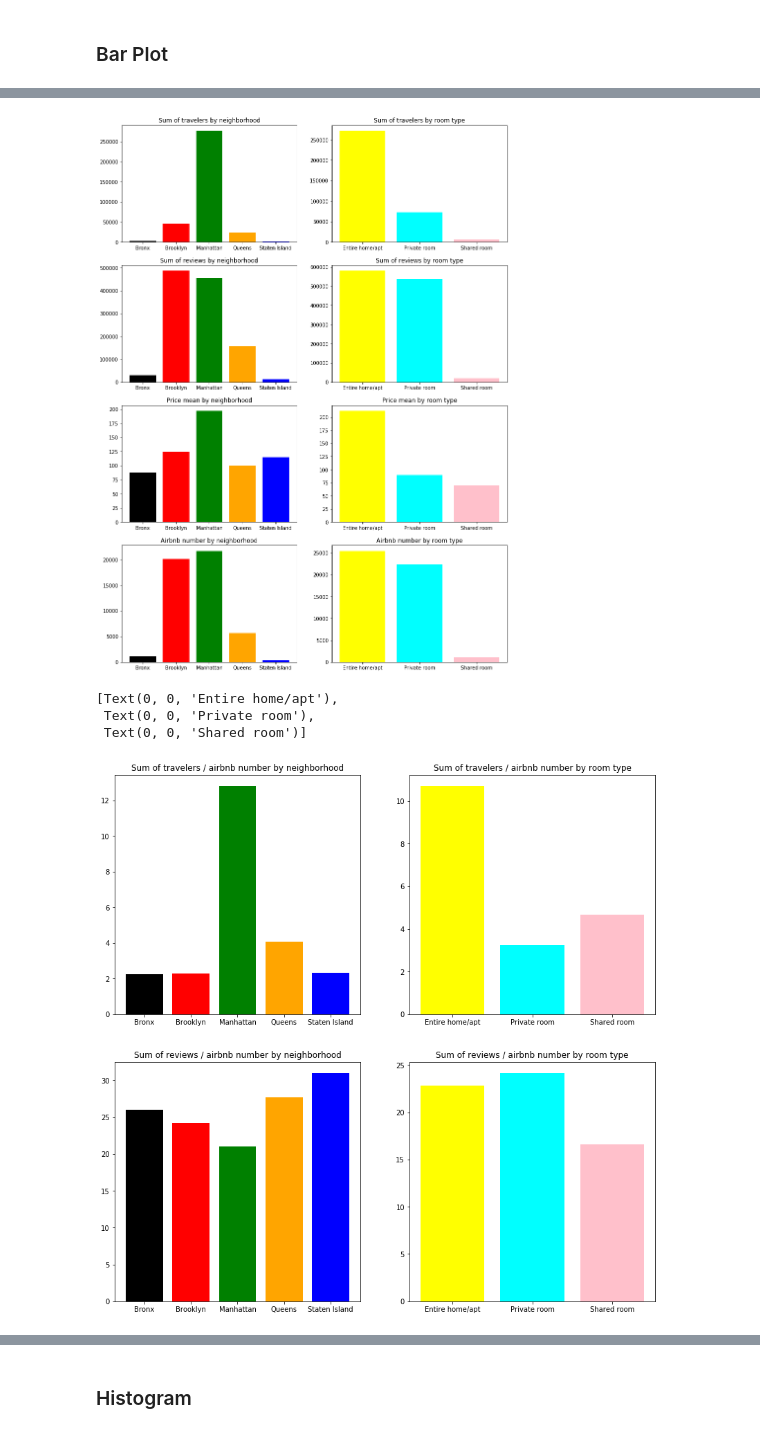
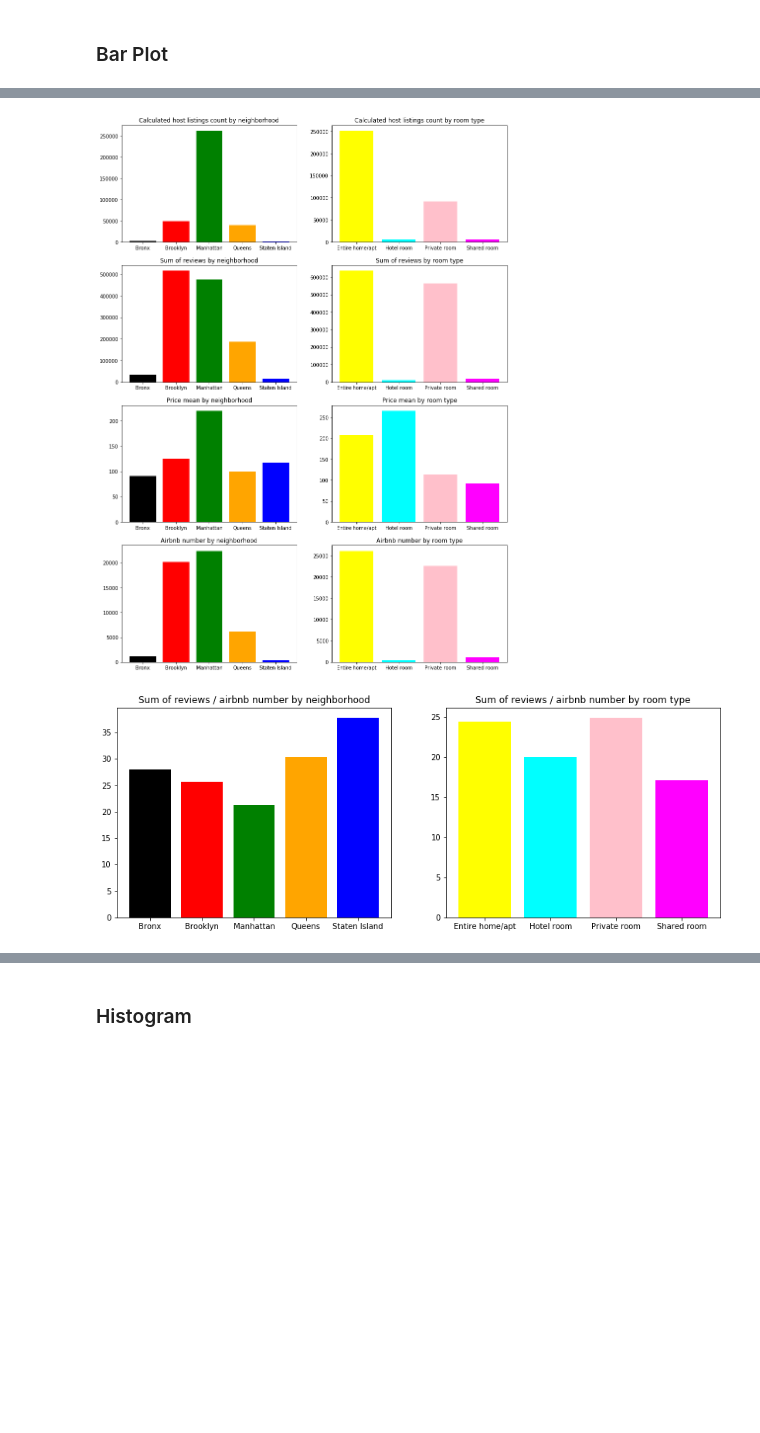
Before and after one commit to DianeDrl/Project3_Prediction_travelers_Airbnb_NYC, a Jupyter notebook: NYC-Airbnb.ipynb, the cells around one changed output, grey strips where cells are left out. Drawn from its saved outputs; the diff is of its cells as text; code cells hidden in the pictures; blank space fills up the shorter version.

```diff
--- a/NYC-Airbnb.ipynb
+++ b/NYC-Airbnb.ipynb
@@ -265,5 +439,5 @@ host_by_type_sum
 # %%
-host_by_neighborhood_mean=Airbnb.groupby('neighbourhood_group')[['price']].mean()
+host_by_neighborhood_mean=df.groupby('neighbourhood_group')[['price']].mean()
 host_by_neighborhood_mean
 # %% [output]
 |  | price |
@@ -276,5 +450,5 @@ host_by_neighborhood_mean
 # %%
-host_by_type_mean=Airbnb.groupby('room_type')[['price']].mean()
+host_by_type_mean=df.groupby('room_type')[['price']].mean()
 host_by_type_mean
 # %% [output]
 |  | price |
@@ -285,5 +460,5 @@ host_by_type_mean
 # %%
-host_by_neighborhood_count=Airbnb.groupby('neighbourhood_group')[['price']].count()
+host_by_neighborhood_count=df.groupby('neighbourhood_group')[['price']].count()
 host_by_neighborhood_count.columns=['airbnb_number']
 host_by_neighborhood_count
 # %% [output]
@@ -297,5 +472,5 @@ host_by_neighborhood_count
 # %%
-host_by_type_count=Airbnb.groupby('room_type')[['price']].count()
+host_by_type_count=df.groupby('room_type')[['price']].count()
 host_by_type_count.columns=['airbnb_number']
 host_by_type_count
 # %% [output]
@@ -327,19 +504,19 @@ host_by_type
 # %%
 fig = plt.figure(figsize=(14,20))
 
-# Sum of host by neighborhood
+# Calculated host listings count by neighborhood
 ax1 = plt.subplot(4,2,1)
 ax1.bar(arange(5)+1,host_by_neighborhood['calculated_host_listings_count'],color=['black', 'red', 'green', 'orange', 'blue'])
-ax1.set_title('Sum of travelers by neighborhood')
+ax1.set_title('Calculated host listings count by neighborhood')
 ax1.set_xticks(range(1,6))
 ax1.set_xticklabels(['Bronx','Brooklyn','Manhattan','Queens','Staten Island'],rotation=0)
 
-# Sum of host by room type
+# Calculated host listings count by room type
 ax2 = plt.subplot(4,2,2)
-ax2.bar(arange(3)+1,host_by_type['calculated_host_listings_count'],color=['yellow', 'cyan', 'pink'])
-ax2.set_title('Sum of travelers by room type')
-ax2.set_xticks(range(1,4))
-ax2.set_xticklabels(['Entire home/apt','Private room','Shared room'],rotation=0)
+ax2.bar(arange(4)+1,host_by_type['calculated_host_listings_count'],color=['yellow', 'cyan', 'pink','magenta'])
+ax2.set_title('Calculated host listings count by room type')
+ax2.set_xticks(range(1,5))
+ax2.set_xticklabels(['Entire home/apt','Hotel room','Private room','Shared room'],rotation=0)
 
 # Sum of reviews by neighborhood
 ax3 = plt.subplot(4,2,3)
@@ -350,10 +527,10 @@ ax3.set_xticklabels(['Bronx','Brooklyn','Manhattan','Queens','Staten Island'],ro
 
 # Sum of reviews by room type
 ax4 = plt.subplot(4,2,4)
-ax4.bar(arange(3)+1,host_by_type['number_of_reviews'],color=['yellow', 'cyan', 'pink'])
+ax4.bar(arange(4)+1,host_by_type['number_of_reviews'],color=['yellow', 'cyan', 'pink','magenta'])
 ax4.set_title('Sum of reviews by room type')
-ax4.set_xticks(range(1,4))
-ax4.set_xticklabels(['Entire home/apt','Private room','Shared room'],rotation=0)
+ax4.set_xticks(range(1,5))
+ax4.set_xticklabels(['Entire home/apt','Hotel room','Private room','Shared room'],rotation=0)
 
 # Price mean by neighborhood
 ax5 = plt.subplot(4,2,5)
@@ -364,10 +541,10 @@ ax5.set_xticklabels(['Bronx','Brooklyn','Manhattan','Queens','Staten Island'],ro
 
 # Price mean by room type
 ax6 = plt.subplot(4,2,6)
-ax6.bar(arange(3)+1,host_by_type['price'],color=['yellow', 'cyan', 'pink'])
+ax6.bar(arange(4)+1,host_by_type['price'],color=['yellow', 'cyan', 'pink','magenta'])
 ax6.set_title('Price mean by room type')
-ax6.set_xticks(range(1,4))
-ax6.set_xticklabels(['Entire home/apt','Private room','Shared room'],rotation=0)
+ax6.set_xticks(range(1,5))
+ax6.set_xticklabels(['Entire home/apt','Hotel room','Private room','Shared room'],rotation=0)
 
 # Airbnb number by neighborhood
 ax7 = plt.subplot(4,2,7)
@@ -378,13 +555,13 @@ ax7.set_xticklabels(['Bronx','Brooklyn','Manhattan','Queens','Staten Island'],ro
 
 # Airbnb number by room type
 ax8 = plt.subplot(4,2,8)
-ax8.bar(arange(3)+1,host_by_type['airbnb_number'],color=['yellow', 'cyan', 'pink'])
+ax8.bar(arange(4)+1,host_by_type['airbnb_number'],color=['yellow', 'cyan', 'pink','magenta'])
 ax8.set_title('Airbnb number by room type')
-ax8.set_xticks(range(1,4))
-ax8.set_xticklabels(['Entire home/apt','Private room','Shared room'],rotation=0)
+ax8.set_xticks(range(1,5))
+ax8.set_xticklabels(['Entire home/apt','Hotel room','Private room','Shared room'],rotation=0)
 
 plt.show()
 # %% [output]
-[figure, old version]
+[figure, new version]
 # %%
 # Divided by airbnb number
@@ -394,38 +569,22 @@ host_by_airbnb_by_type=host_by_type['calculated_host_listings_count']/host_by_ty
 review_by_airbnb_by_type=host_by_type['number_of_reviews']/host_by_type['airbnb_number']
 # %%
-fig = plt.figure(figsize=(14,14))
-
-# Sum of host by neighborhood
-ax1 = plt.subplot(2,2,1)
-ax1.bar(arange(5)+1,host_by_airbnb_by_neighborhood,color=['black', 'red', 'green', 'orange', 'blue'])
-ax1.set_title('Sum of travelers / airbnb number by neighborhood')
-ax1.set_xticks(range(1,6))
-ax1.set_xticklabels(['Bronx','Brooklyn','Manhattan','Queens','Staten Island'],rotation=0)
-
-# Sum of host by room type
-ax2 = plt.subplot(2,2,2)
-ax2.bar(arange(3)+1,host_by_airbnb_by_type,color=['yellow', 'cyan', 'pink'])
-ax2.set_title('Sum of travelers / airbnb number by room type')
-ax2.set_xticks(range(1,4))
-ax2.set_xticklabels(['Entire home/apt','Private room','Shared room'],rotation=0)
+fig = plt.figure(figsize=(14,5))
 
 # Sum of reviews by neighborhood
-ax3 = plt.subplot(2,2,3)
+ax3 = plt.subplot(1,2,1)
 ax3.bar(arange(5)+1,review_by_airbnb_by_neighborhood,color=['black', 'red', 'green', 'orange', 'blue'])
 ax3.set_title('Sum of reviews / airbnb number by neighborhood')
 ax3.set_xticks(range(1,6))
 ax3.set_xticklabels(['Bronx','Brooklyn','Manhattan','Queens','Staten Island'],rotation=0)
 
 # Sum of reviews by room type
-ax4 = plt.subplot(2,2,4)
-ax4.bar(arange(3)+1,review_by_airbnb_by_type,color=['yellow', 'cyan', 'pink'])
+ax4 = plt.subplot(1,2,2)
+ax4.bar(arange(4)+1,review_by_airbnb_by_type,color=['yellow', 'cyan', 'pink','magenta'])
 ax4.set_title('Sum of reviews / airbnb number by room type')
-ax4.set_xticks(range(1,4))
-ax4.set_xticklabels(['Entire home/apt','Private room','Shared room'],rotation=0)
+ax4.set_xticks(range(1,5))
+ax4.set_xticklabels(['Entire home/apt','Hotel room','Private room','Shared room'],rotation=0)
+plt.show()
 # %% [output]
-[Text(0, 0, 'Entire home/apt'),
- Text(0, 0, 'Private room'),
- Text(0, 0, 'Shared room')]
-[figure, old version]
+[figure, new version]
 # %%
 # Number of type rooms by neighborhoods
```
Also changed, not shown: parts of 127 cells of this notebook, 2 other files.
